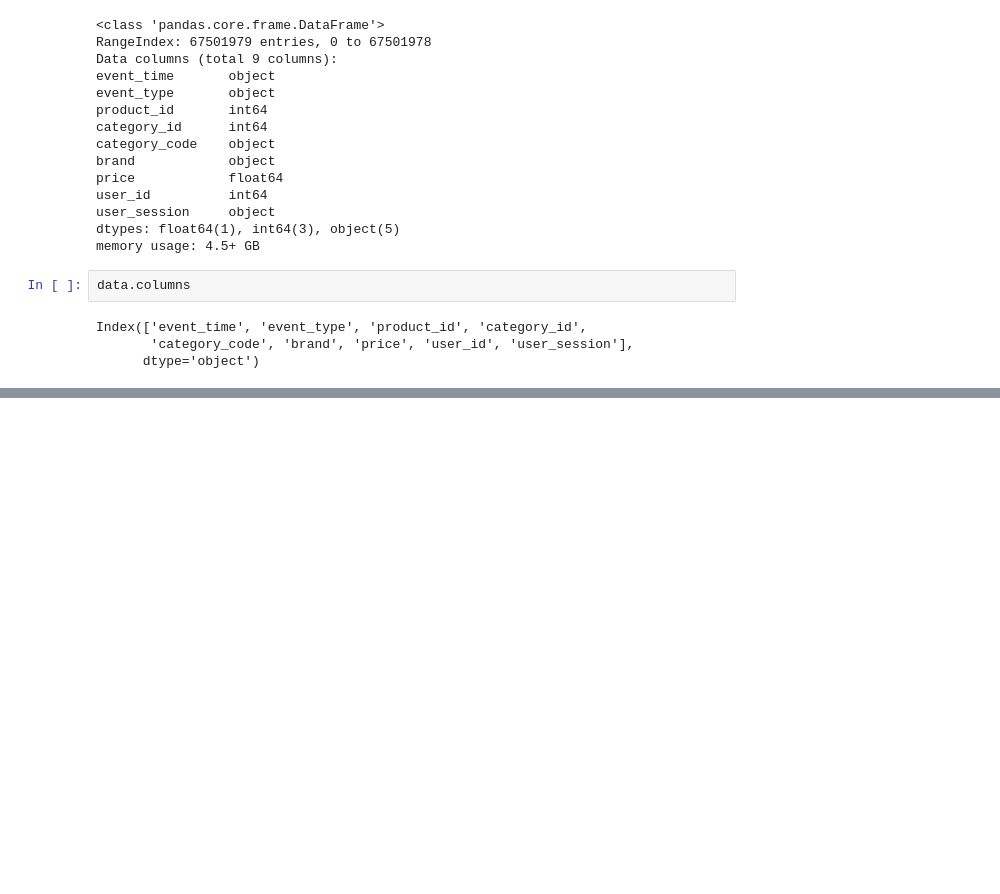
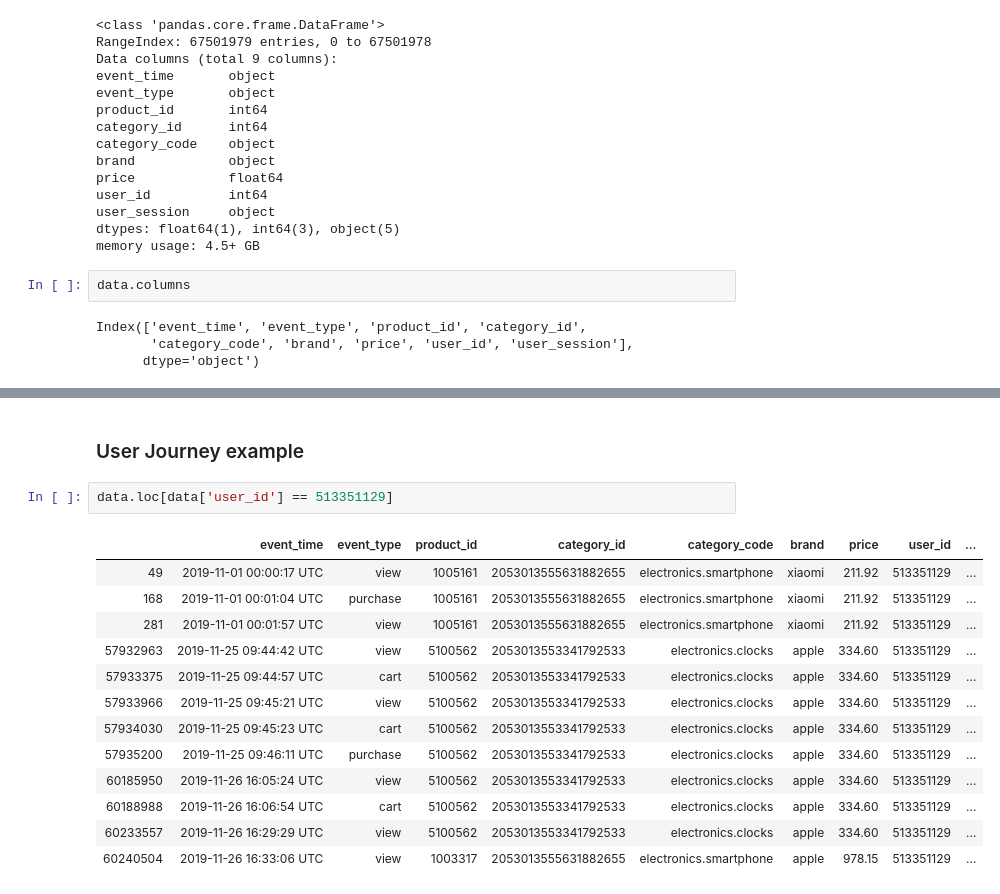
Before and after one commit to andypwyu/eCommerce-behavior, a Jupyter notebook: eCommerce behavior data from multi category store.ipynb, the cells around one changed output, grey strips where cells are left out. Saved outputs shown, nothing was run; the diff lists cells and outputs as text; blank space fills up the shorter version.

```diff
--- a/eCommerce behavior data from multi category store.ipynb
+++ b/eCommerce behavior data from multi category store.ipynb
@@ -42,0 +202,18 @@ Index(['event_time', 'event_type', 'product_id', 'category_id',
+# %% [markdown]
+### User Journey example
+# %%
+data.loc[data['user_id'] == 513351129]
+# %% [output]
+|  | event_time | event_type | product_id | category_id | category_code | brand | price | user_id | ... |
+| 49 | 2019-11-01 00:00:17 UTC | view | 1005161 | 2053013555631882655 | electronics.smartphone | xiaomi | 211.92 | 513351129 | ... |
+| 168 | 2019-11-01 00:01:04 UTC | purchase | 1005161 | 2053013555631882655 | electronics.smartphone | xiaomi | 211.92 | 513351129 | ... |
+| 281 | 2019-11-01 00:01:57 UTC | view | 1005161 | 2053013555631882655 | electronics.smartphone | xiaomi | 211.92 | 513351129 | ... |
+| 57932963 | 2019-11-25 09:44:42 UTC | view | 5100562 | 2053013553341792533 | electronics.clocks | apple | 334.60 | 513351129 | ... |
+| 57933375 | 2019-11-25 09:44:57 UTC | cart | 5100562 | 2053013553341792533 | electronics.clocks | apple | 334.60 | 513351129 | ... |
+| 57933966 | 2019-11-25 09:45:21 UTC | view | 5100562 | 2053013553341792533 | electronics.clocks | apple | 334.60 | 513351129 | ... |
+| 57934030 | 2019-11-25 09:45:23 UTC | cart | 5100562 | 2053013553341792533 | electronics.clocks | apple | 334.60 | 513351129 | ... |
+| 57935200 | 2019-11-25 09:46:11 UTC | purchase | 5100562 | 2053013553341792533 | electronics.clocks | apple | 334.60 | 513351129 | ... |
+| 60185950 | 2019-11-26 16:05:24 UTC | view | 5100562 | 2053013553341792533 | electronics.clocks | apple | 334.60 | 513351129 | ... |
+| 60188988 | 2019-11-26 16:06:54 UTC | cart | 5100562 | 2053013553341792533 | electronics.clocks | apple | 334.60 | 513351129 | ... |
+| 60233557 | 2019-11-26 16:29:29 UTC | view | 5100562 | 2053013553341792533 | electronics.clocks | apple | 334.60 | 513351129 | ... |
+| 60240504 | 2019-11-26 16:33:06 UTC | view | 1003317 | 2053013555631882655 | electronics.smartphone | apple | 978.15 | 513351129 | ... |
```
Also changed, not shown: parts of 22 cells of this notebook.
